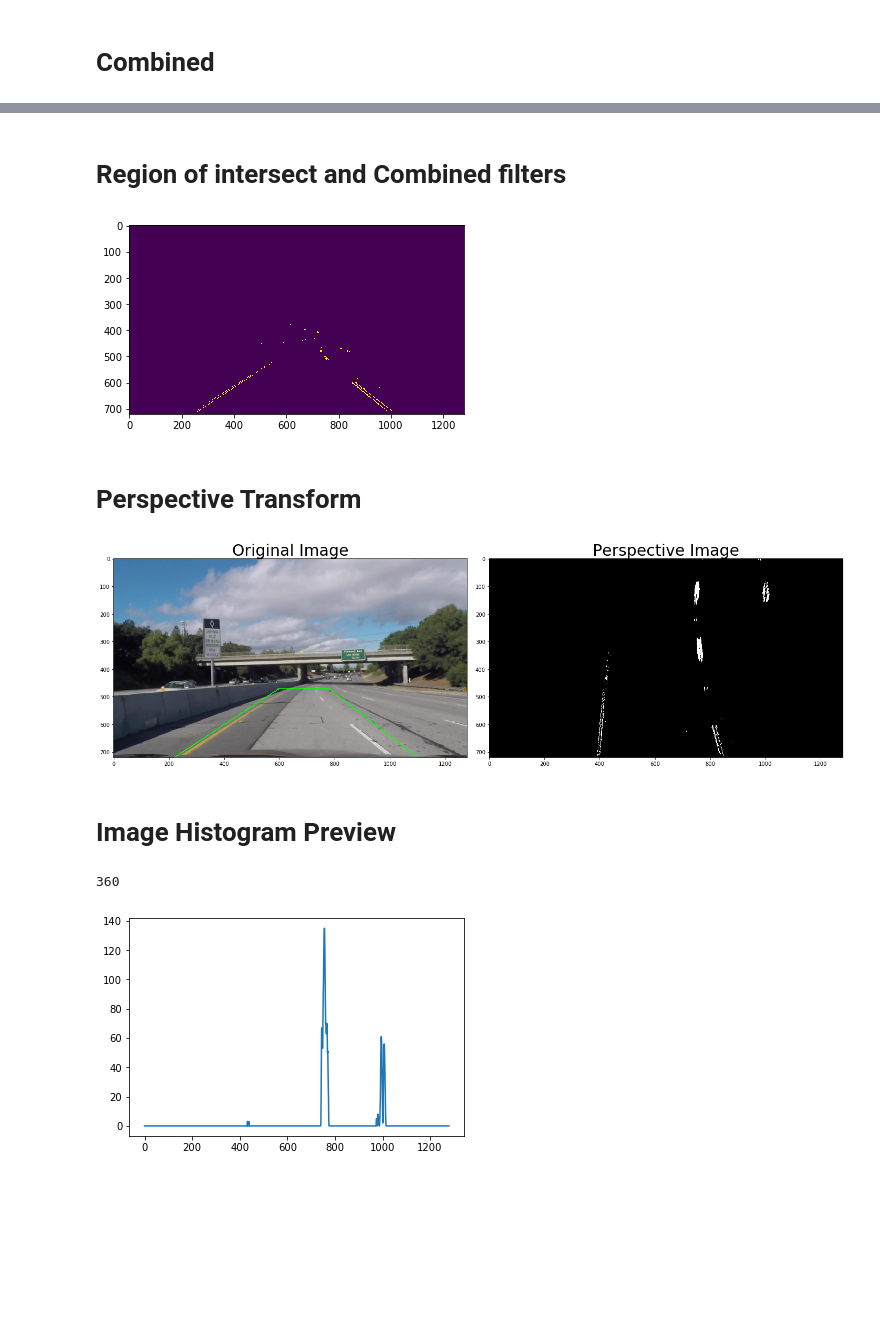
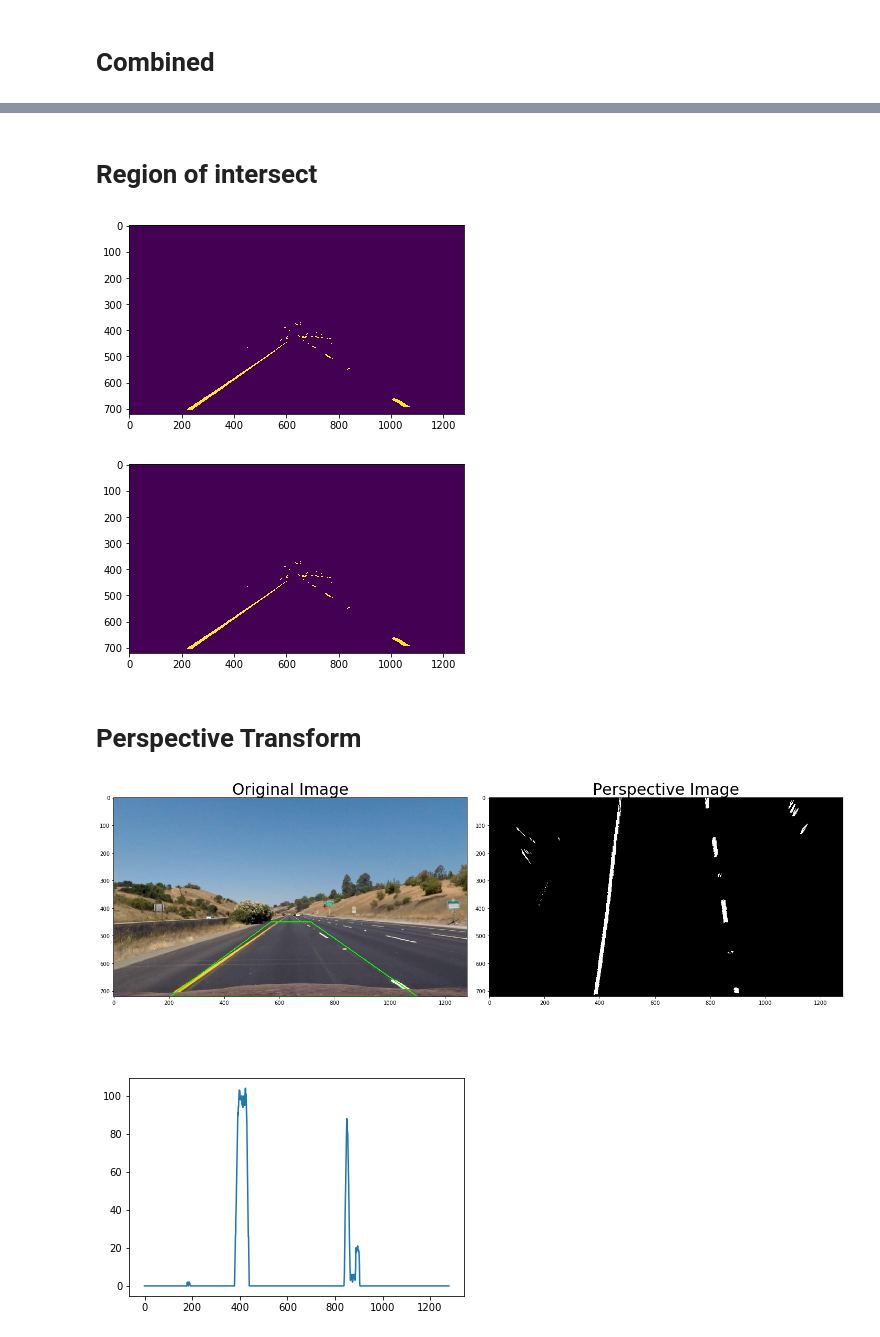
Before and after one commit to kirilcvetkov92/Advanced-Lane-Detection, a Jupyter notebook: Notebook.ipynb, the cells around one changed output, grey strips where cells are left out. Drawn from its saved outputs; the diff is of its cells as text; code cells hidden in the pictures; blank space fills up the shorter version.

```diff
--- a/Notebook.ipynb
+++ b/Notebook.ipynb
@@ -26,5 +26,5 @@ for fname in fnames :
 # %%
-img = mpimg.imread('camera_cal/calibration1.jpg')
+img = mpimg.imread('straight_lines1.jpg')
 height, width  = img.shape[0], img.shape[1]
 undistorted, dist, mtx = cal_undistort(img, obj_points_list, img_points_list)
 
@@ -43,13 +40,0 @@ plt.show()
-# %%
-img = mpimg.imread('challenge_video_Moment.jpg')
-height, width  = img.shape[0], img.shape[1]
-undistorted, dist, mtx = cal_undistort(img, obj_points_list, img_points_list)
-
-f, (ax1, ax2) = plt.subplots(1, 2, figsize=(24, 9))
-f.tight_layout()
-ax1.imshow(img)
-ax1.set_title('Original Image', fontsize=50)
-ax2.imshow(undistorted)
-ax2.set_title('Undistorted and Warped Image', fontsize=50)
-plt.subplots_adjust(left=0., right=1, top=0.9, bottom=0.)
-plt.show()
@@ -98,9 +73,0 @@ plt.show()
-# %%
-
-
-img = np.copy(undistorted)
-yuv = np.zeros((height,width), dtype = np.uint8)
-yuv_condition = yuv_filter(img)
-yuv[yuv_condition] = 1
-plt.imshow(yuv)
-plt.show()
@@ -111,8 +73,0 @@ plt.show()
-# %%
-
-img = np.copy(undistorted)
-hsv = np.zeros((height,width), dtype = np.uint8)
-hsv_condition = hsv_filter(img)
-hsv[hsv_condition] = 1
-plt.imshow(hsv)
-plt.show()
@@ -131,12 +84,24 @@ plt.show()
 # %% [markdown]
-# Region of intersect and Combined filters
+# Region of intersect
+# %%
+
+# apply the region of interest mask
+mask = np.zeros_like(combined_binary)
+region_of_intersect = np.array([[0,height], [width/2, int(0.5*height)], [width, height]], dtype=np.int32)
+cv2.fillPoly(mask, [region_of_intersect], 1)
+thresholded = cv2.bitwise_and(combined_binary, mask)
+
+plt.imshow(thresholded)
+plt.show()
+# %% [output]
+[figure, added]
 # %%
 from utils import filter_image
 filtered_image = filter_image(undistorted.copy())
 plt.imshow(filtered_image)
 plt.show()
 # %% [output]
-[figure, old version]
+[figure, new version]
 # %% [markdown]
 # Perspective Transform
 # %%
@@ -151,14 +116,12 @@ ax2.imshow(warped, cmap='gray')
 ax2.set_title('Perspective Image', fontsize=30)
 plt.show()
 # %% [output]
-[figure, old version]
+[figure, new version]
-# %% [markdown]
-# Image Histogram Preview
+# %% [markdown]
+####
 # %%
-print(warped.shape[0]//2)
-histogram = np.sum(warped[:warped.shape[0]//2,:], axis=0)
+histogram = np.sum(warped[warped.shape[0]//2:,:], axis=0)
 plt.plot(histogram)
 plt.show()
 # %% [output]
-360
-[figure, old version]
+[figure, new version]
```
Also changed, not shown: parts of 27 cells of this notebook.
